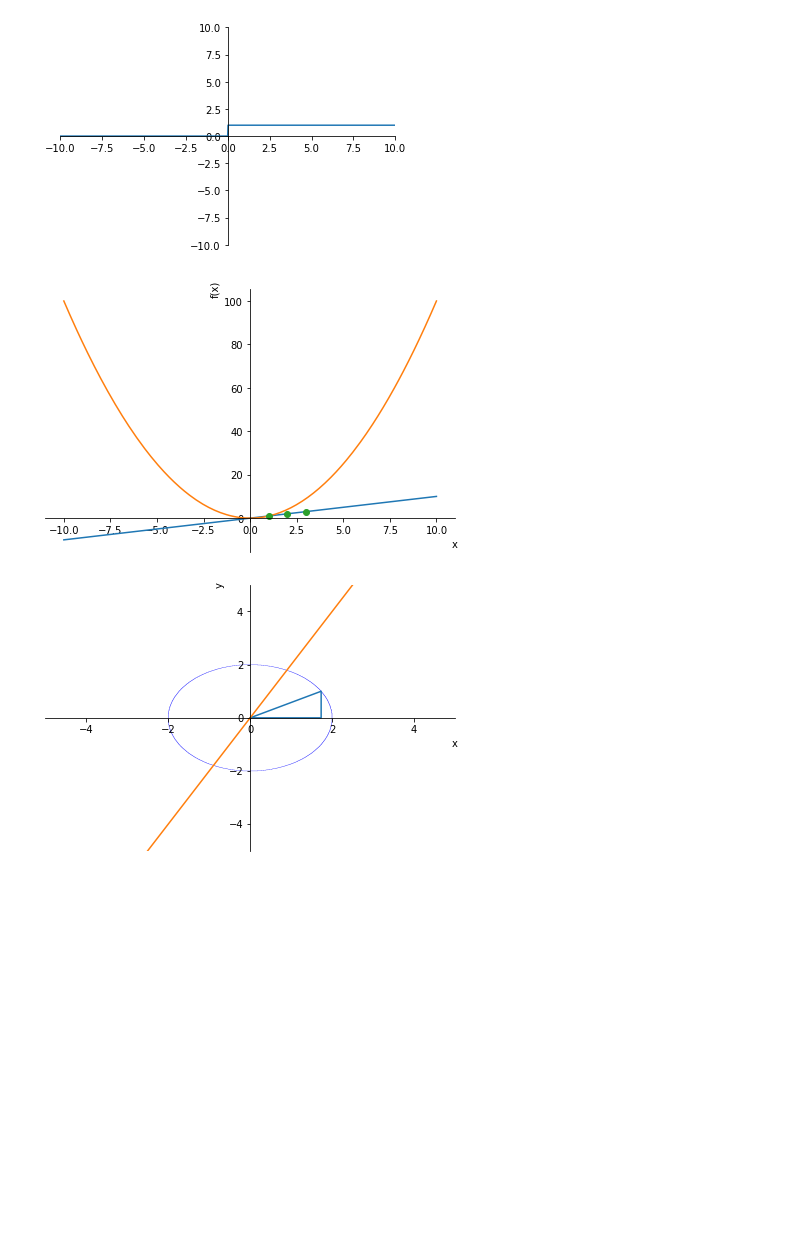
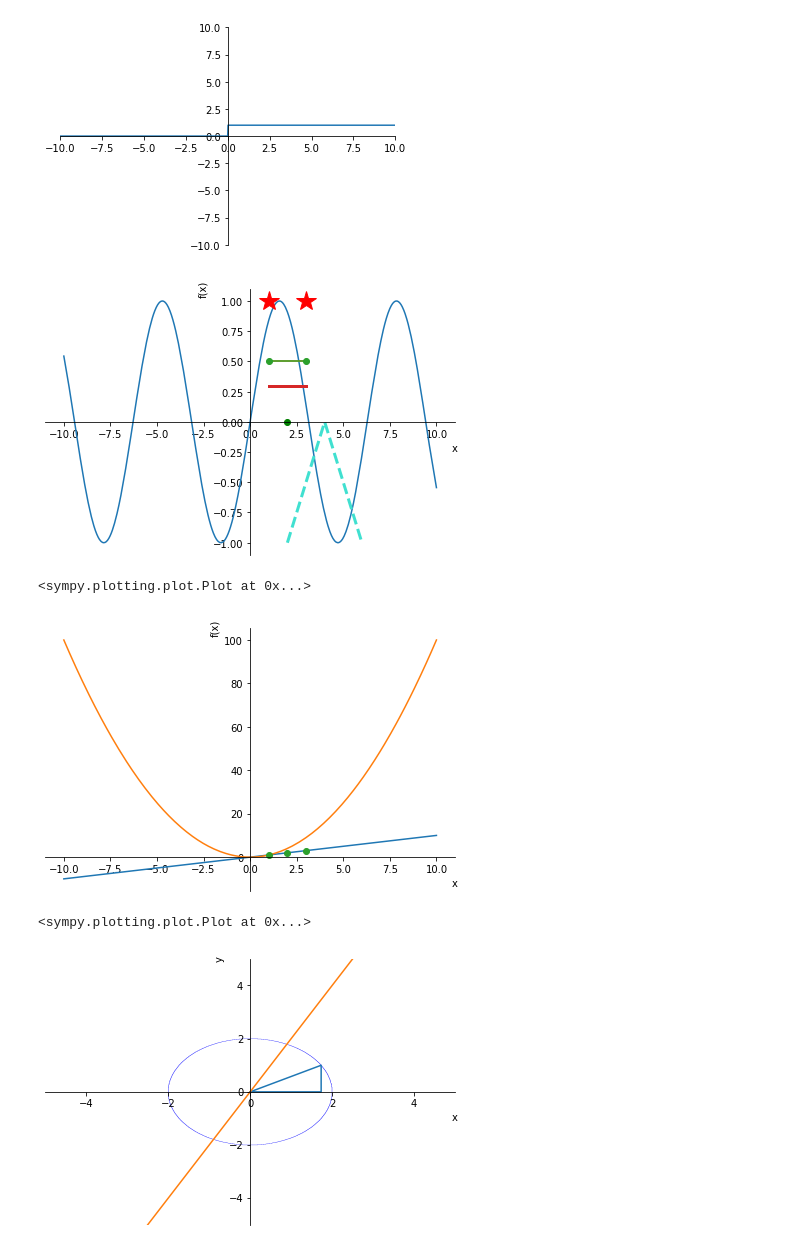
Before and after one commit to dss99911/ds-study, a Jupyter notebook: python/mathmetics/sympy_plot.ipynb, the cells around one changed output. Saved outputs shown, nothing was run; the diff lists cells and outputs as text; code cells hidden in the pictures; blank space fills up the shorter version.

```diff
--- a/python/mathmetics/sympy_plot.ipynb
+++ b/python/mathmetics/sympy_plot.ipynb
@@ -168,8 +168,28 @@ plot_function(Heaviside)
 [figure]
 [figure]
 [figure]
+# %%
+# ms : marker size
+# lw : line width
+# color
+#   - r : red
+#   - g : green
+# ls : line symbol
+#   - 'o'
+#   - '--'
+#   - '*'
+
+plot(sin(x), markers=[{'args': [2, 0, 'go']},
+                      {'args': pt((1, 0.5), (3, 0.5))},
+                      {'args': pt((1, 0.5), (3, 0.5)), 'marker': 'o'},
+                      {'args': [[1, 3], [0.3, 0.3]], 'lw':3},
+                      {'args': [*pt((1,1), (3, 1)), 'r*'], 'ms': 20},
+                      {'args': [[2, 4, 6], [-1, 0, -1], ], 'color': 'turquoise', 'ls': '--', 'lw': 3}])
+# %% [output]
+[figure, added]
+<sympy.plotting.plot.Plot at 0x...>
 # %%
-p = plot(x, x**2, show=False)
+# not recommended
 fig, axe = get_sympy_subplots(p)
 
 # add additional plots
@@ -177,6 +197,7 @@ axe.plot([1,2,3], [1,2,3], "o")
 fig.show()
 # %% [output]
 [figure]
+<sympy.plotting.plot.Plot at 0x...>
 # %%
 p = plot_implicit(Eq(x**2 + y**2, 4), **lim(2), show=False)
 
```
Also changed, not shown: 7 other files.
